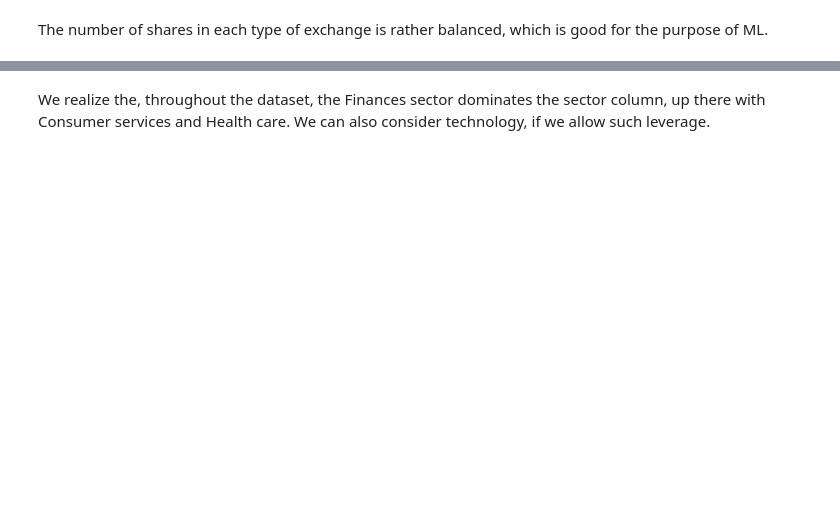
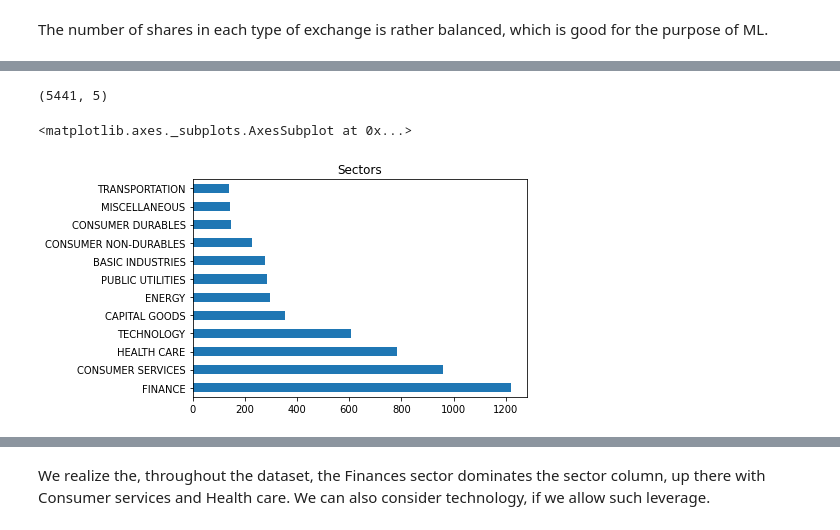
Before and after one commit to GuilhermeViveiros/Stock-Prices, a Jupyter notebook: Predicting Stock Prices.ipynb, the cells around one changed output, grey strips where cells are left out. Drawn from its saved outputs; the diff is of its cells as text; code cells hidden in the pictures; blank space fills up the shorter version.

```diff
--- a/Predicting Stock Prices.ipynb
+++ b/Predicting Stock Prices.ipynb
@@ -19,8 +27,10 @@ for dirname, _, filenames in os.walk('/kaggle/input'):
 # %% [markdown]
 Starting by visualizing data;
 # %%
-stock_prices = pd.read_csv('../input/daily-historical-stock-prices-1970-2018/historical_stock_prices.csv')
-stocks = pd.read_csv('../input/daily-historical-stock-prices-1970-2018/historical_stocks.csv')
+missing_values = ["n/a", "na", "--"]
+
+#stock_prices = pd.read_csv('../input/daily-historical-stock-prices-1970-2018/historical_stock_prices.csv')
+stocks = pd.read_csv('../input/daily-historical-stock-prices-1970-2018/historical_stocks.csv',na_values = missing_values)
 # %% [markdown]
 Let's start with a small preview of the corresponding dataframe read previously;
 # %%
@@ -38,0 +94,3 @@ stocks.shape
+# %%
+null_data = stocks[stocks.isnull().any(axis=1)]
+null_data
@@ -39,2 +115,21 @@ stocks.shape
+# %%
+pd.options.mode.chained_assignment = None
+names = null_data['name'].unique()
+
+for companie in names:
+
+    data = stocks[stocks['name'] == companie]
+
+    for index,row in data.iterrows():
+
+        if(not pd.isnull(row['sector'])):
+
+            sector = row['sector']
+            industry = row['industry']
+
+            tmp = stocks[stocks['name'] == row['name']]
+            tmp["sector"] = tmp["sector"].fillna(sector)
+            tmp['industry'] = tmp['industry'].fillna(industry)
+            stocks[stocks['name'] == row['name']] = tmp
 # %%
 stocks.isnull().sum()
@@ -45,0 +156,3 @@ The dataset presents missing values on columns 'sector' and 'industry'
+# %%
+stocks = stocks.dropna(how='any',axis=0)
+stocks.isnull().sum()
@@ -57,7 +209,12 @@ stocks['sector'].value_counts()
 stocks = stocks[stocks['sector'] != 'SECTOR']
 stocks.shape
 #remover a linha dummy
+# %% [output]
+(5441, 5)
 # %%
-stocks['sector'].value_counts().plot(kind='bar', title='Sectors')
+stocks['sector'].value_counts().plot(kind='barh', title='Sectors')
+# %% [output]
+<matplotlib.axes._subplots.AxesSubplot at 0x...>
+[figure, added]
 # %%
 stocks['sector'].value_counts().plot(kind='pie', title='Sectors')
```
Also changed, not shown: parts of 34 cells of this notebook, 2 other files.
